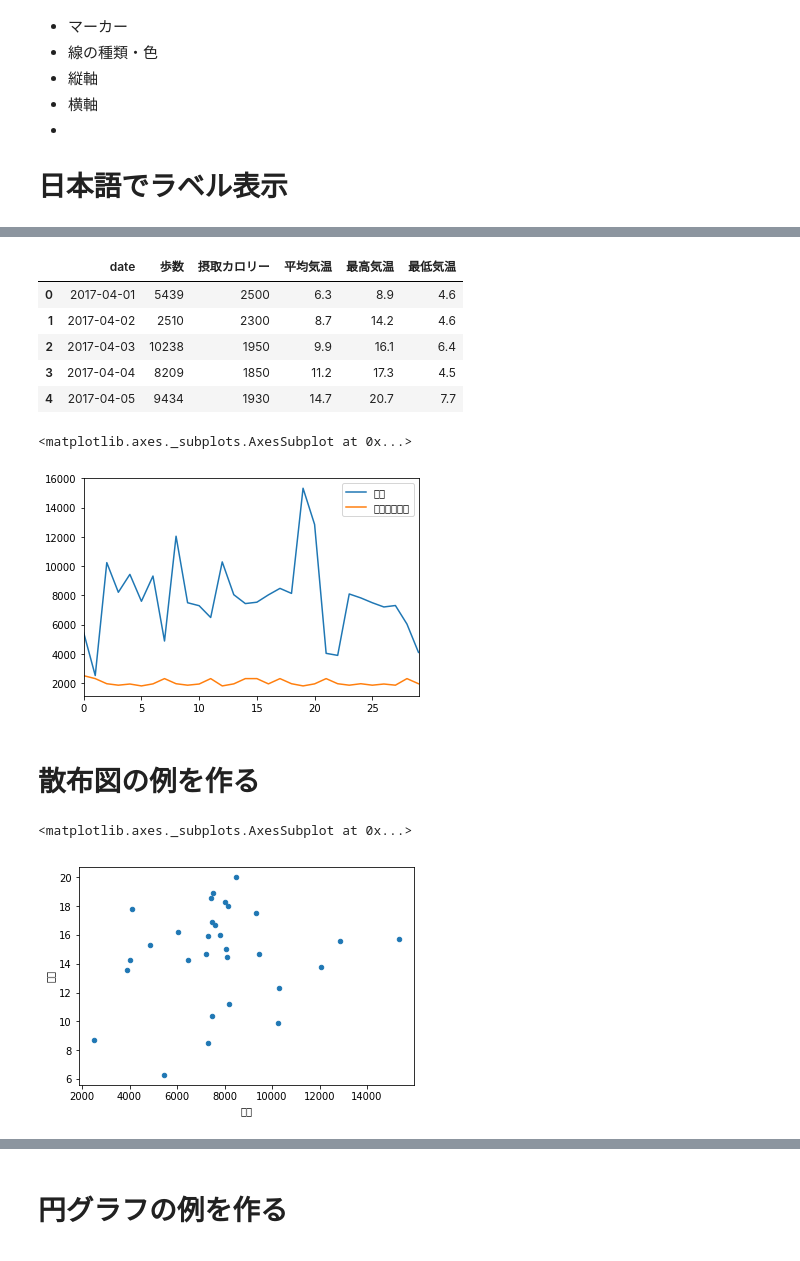
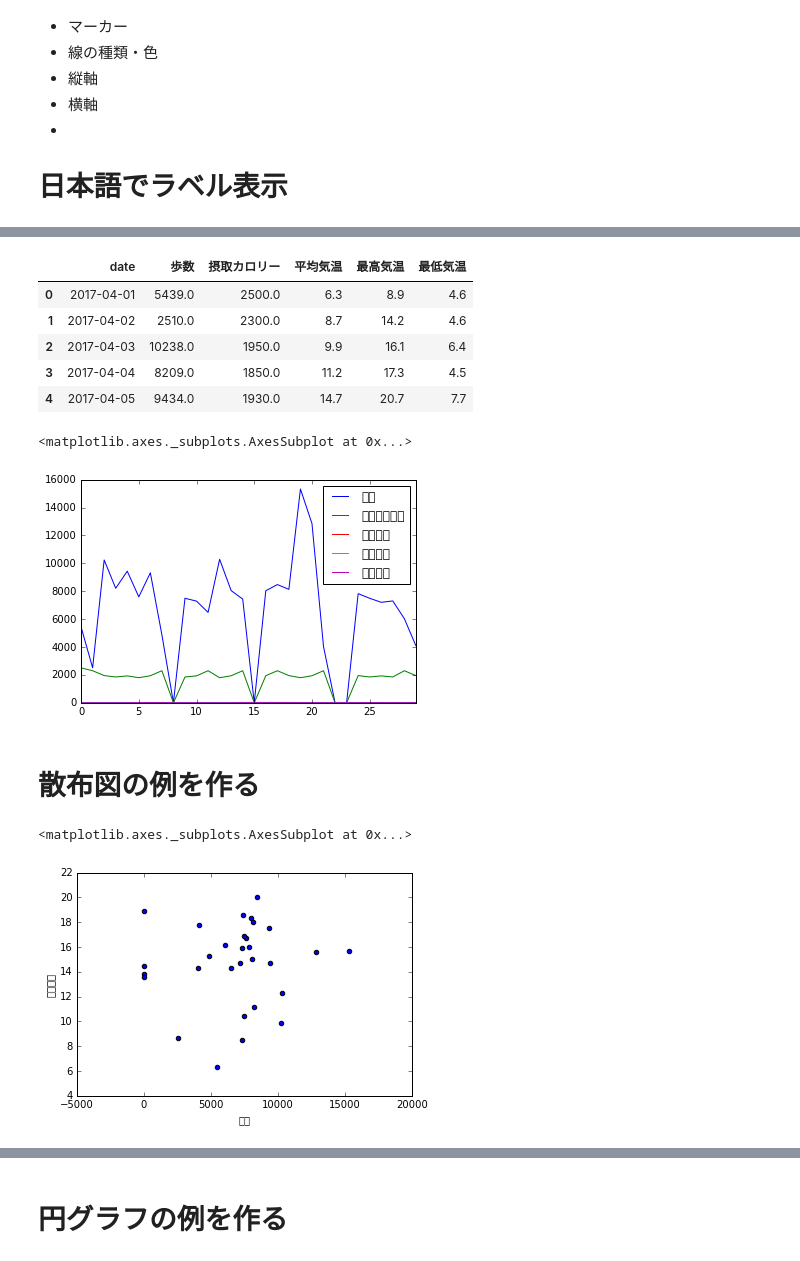
Before and after one commit to terapyon/leaning-pandas, a Jupyter notebook: matplotlib.ipynb, the cells around one changed output, grey strips where cells are left out. Drawn from its saved outputs; the diff is of its cells as text; code cells hidden in the pictures.

```diff
--- a/matplotlib.ipynb
+++ b/matplotlib.ipynb
@@ -47,18 +47,18 @@ df.plot()
 # %%
-df_2017_fix = pd.read_pickle("df_2017.db")
+df_2017 = pd.read_pickle("df_2017.db")
 # %%
-df_2017_fix.head()
+df_2017.head()
 # %% [output]
 |  | date | 歩数 | 摂取カロリー | 平均気温 | 最高気温 | 最低気温 |
-| 0 | 2017-04-01 | 5439 | 2500 | 6.3 | 8.9 | 4.6 |
-| 1 | 2017-04-02 | 2510 | 2300 | 8.7 | 14.2 | 4.6 |
-| 2 | 2017-04-03 | 10238 | 1950 | 9.9 | 16.1 | 6.4 |
-| 3 | 2017-04-04 | 8209 | 1850 | 11.2 | 17.3 | 4.5 |
-| 4 | 2017-04-05 | 9434 | 1930 | 14.7 | 20.7 | 7.7 |
+| 0 | 2017-04-01 | 5439.0 | 2500.0 | 6.3 | 8.9 | 4.6 |
+| 1 | 2017-04-02 | 2510.0 | 2300.0 | 8.7 | 14.2 | 4.6 |
+| 2 | 2017-04-03 | 10238.0 | 1950.0 | 9.9 | 16.1 | 6.4 |
+| 3 | 2017-04-04 | 8209.0 | 1850.0 | 11.2 | 17.3 | 4.5 |
+| 4 | 2017-04-05 | 9434.0 | 1930.0 | 14.7 | 20.7 | 7.7 |
 # %%
-df_2017_fix.plot()
+df_2017.plot()
 # %% [output]
 <matplotlib.axes._subplots.AxesSubplot at 0x...>
-[figure, old version]
+[figure, new version]
 # %% [markdown]
 # 散布図の例を作る
@@ -67,6 +65,6 @@ df_2017_fix['気温'] = df_2017_fix['平均気温'].astype(np.float)
 # %%
-df_2017_fix.plot.scatter(x='歩数', y='気温')
+df_2017.plot.scatter(x='歩数', y='平均気温')
 # %% [output]
 <matplotlib.axes._subplots.AxesSubplot at 0x...>
-[figure, old version]
+[figure, new version]
 # %%
```
Also changed, not shown: parts of 18 cells of this notebook, 5 other files.
